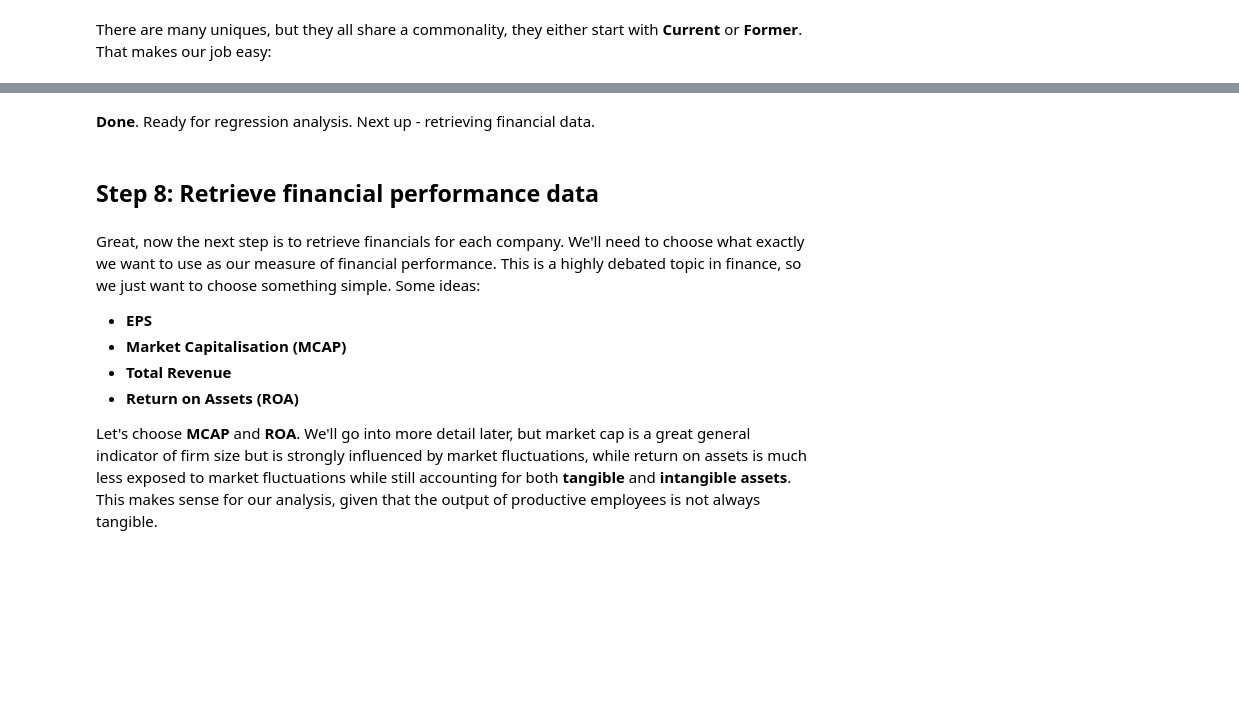
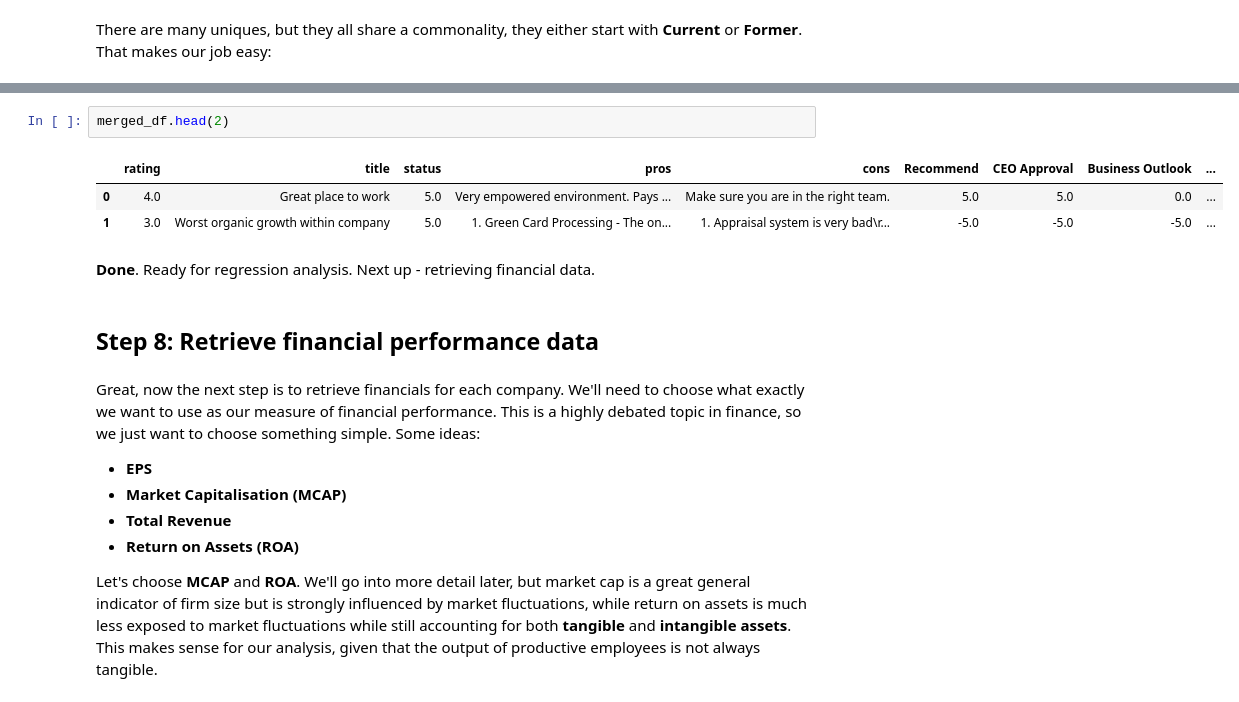
Before and after one commit to MatthiasGN/thesis, a Jupyter notebook: thesis-master.ipynb, the cells around one changed output, grey strips where cells are left out. Cells and saved outputs as stored; diff of their text form; blank space fills up the shorter version.

```diff
--- a/thesis-master.ipynb
+++ b/thesis-master.ipynb
@@ -780,4 +780,10 @@ status
 Name: count, dtype: int64
+# %%
+merged_df.head(2)
+# %% [output]
+|  | rating | title | status | pros | cons | Recommend | CEO Approval | Business Outlook | ... |
+| 0 | 4.0 | Great place to work | 5.0 | Very empowered environment. Pays ... | Make sure you are in the right team. | 5.0 | 5.0 | 0.0 | ... |
+| 1 | 3.0 | Worst organic growth within company | 5.0 | 1. Green Card Processing - The on... | 1. Appraisal system is very bad\r... | -5.0 | -5.0 | -5.0 | ... |
 # %% [markdown]
 **Done**. Ready for regression analysis. Next up - retrieving financial data.
 # %% [markdown]
```
Also changed, not shown: parts of 22 cells of this notebook, 1 other file.
